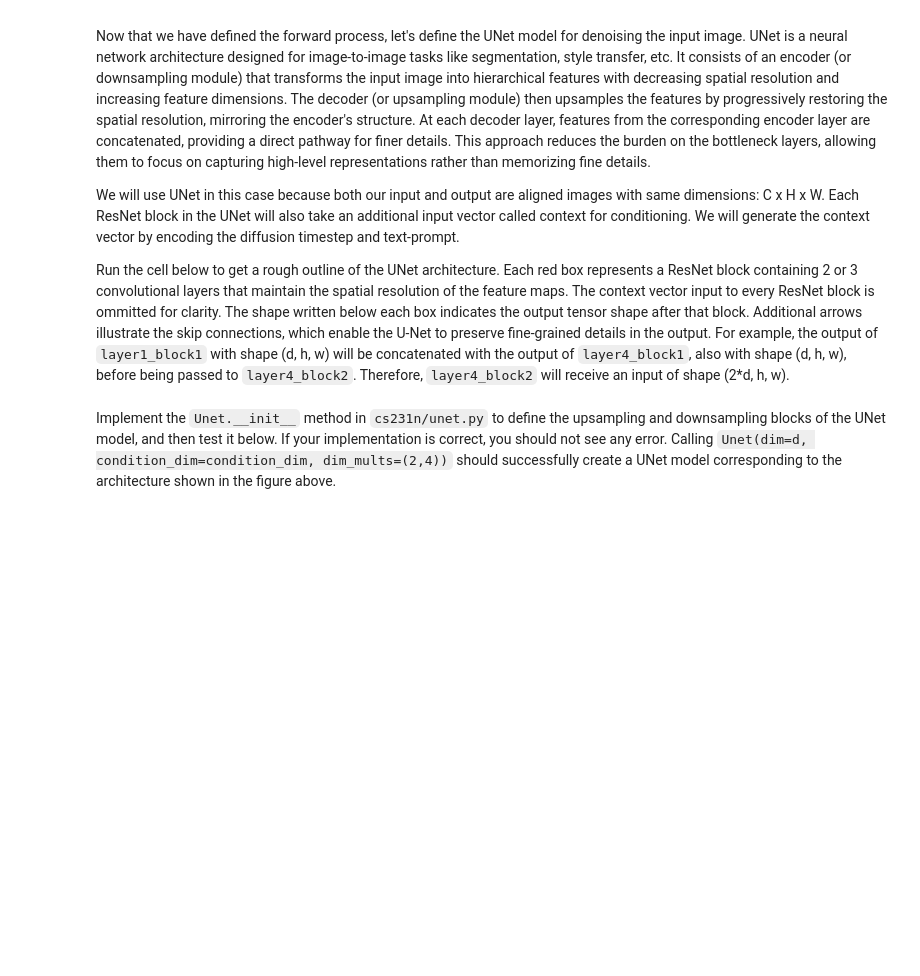
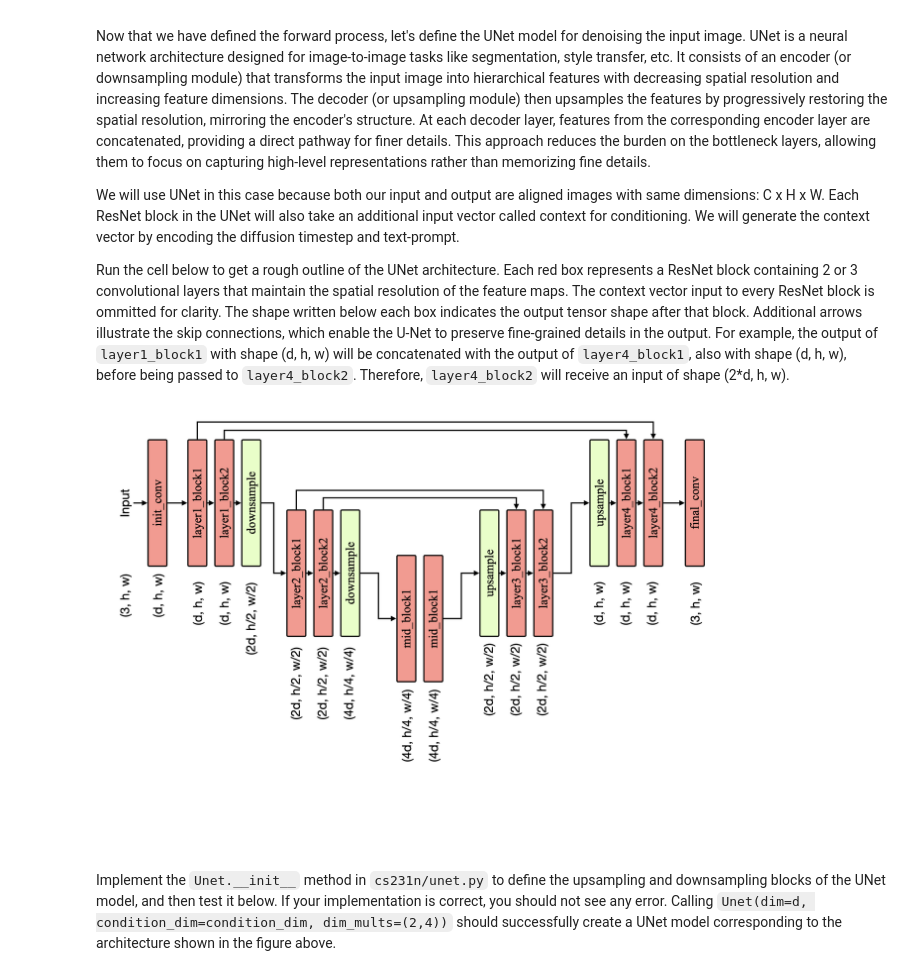
Before and after one commit to ShouZhengAI/cs231n, a Jupyter notebook: assignment3/DDPM.ipynb, the cells around one changed output. Saved outputs shown, nothing was run; the diff lists cells and outputs as text; code cells hidden in the pictures; blank space fills up the shorter version.

```diff
--- a/assignment3/DDPM.ipynb
+++ b/assignment3/DDPM.ipynb
@@ -236,7 +234,9 @@ We will use UNet in this case because both our input and output are aligned imag
 Run the cell below to get a rough outline of the UNet architecture. Each red box represents a ResNet block containing 2 or 3 convolutional layers that maintain the spatial resolution of the feature maps. The context vector input to every ResNet block is ommitted for clarity. The shape written below each box indicates the output tensor shape after that block. Additional arrows illustrate the skip connections, which enable the U-Net to preserve fine-grained details in the output. For example, the output of `layer1_block1` with shape (d, h, w) will be concatenated with the output of `layer4_block1`, also with shape (d, h, w), before being passed to `layer4_block2`. Therefore, `layer4_block2` will receive an input of shape (2*d, h, w).
 # %%
 from IPython.display import Image
-Image(f'/content/drive/My Drive/{FOLDERNAME}/unet.png')
+Image(f'/Users/shouzheng/projects/github/cs231n/assignment3/unet.png')
+# %% [output]
+[figure, added]
 # %% [markdown]
 Implement the `Unet.__init__` method in `cs231n/unet.py` to define the upsampling and downsampling blocks of the UNet model, and then test it below. If your implementation is correct, you should not see any error. Calling `Unet(dim=d, condition_dim=condition_dim, dim_mults=(2,4))` should successfully create a UNet model corresponding to the architecture shown in the figure above.
 # %%
```
Also changed, not shown: parts of 15 cells of this notebook, 4 other files.
